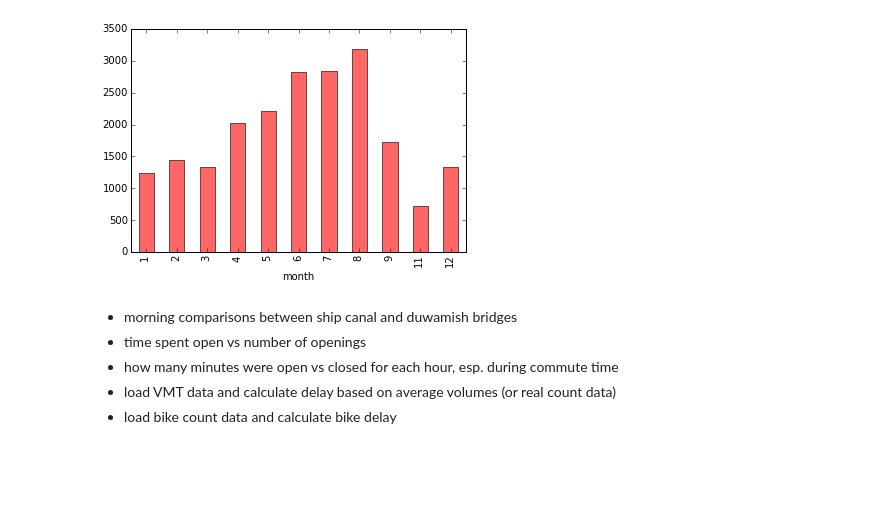
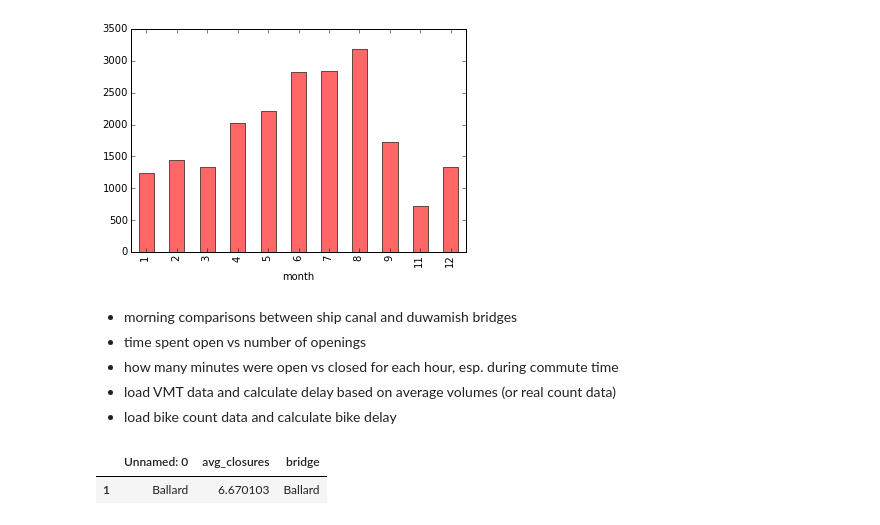
Before and after one commit to bricegnichols/bridge-stat, a Jupyter notebook: notebooks/stats.ipynb, the cells around one changed output. Saved outputs shown, nothing was run; the diff lists cells and outputs as text; code cells hidden in the pictures; blank space fills up the shorter version.

```diff
--- a/notebooks/stats.ipynb
+++ b/notebooks/stats.ipynb
@@ -300,3 +355,11 @@ df.groupby('month').count()['event'].plot(kind='bar', alpha=0.6, color='red')
 - how many minutes were open vs closed for each hour, esp. during commute time
 - load VMT data and calculate delay based on average volumes (or real count data)
 - load bike count data and calculate bike delay
+# %%
+import pandas as pd
+df = pd.read_csv('../data/bridge/avg_closures.csv')
+# %%
+df[df['bridge'] == 'Ballard']
+# %% [output]
+|  | Unnamed: 0 | avg_closures | bridge |
+| 1 | Ballard | 6.670103 | Ballard |
```
Also changed, not shown: parts of 20 cells of this notebook, 3 other files.
